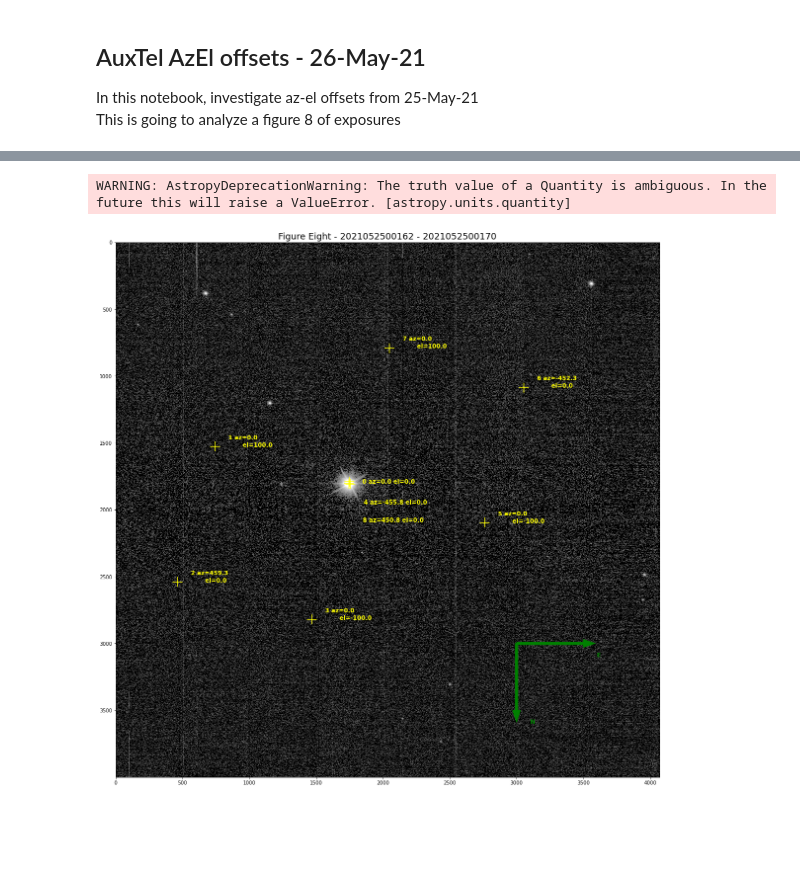
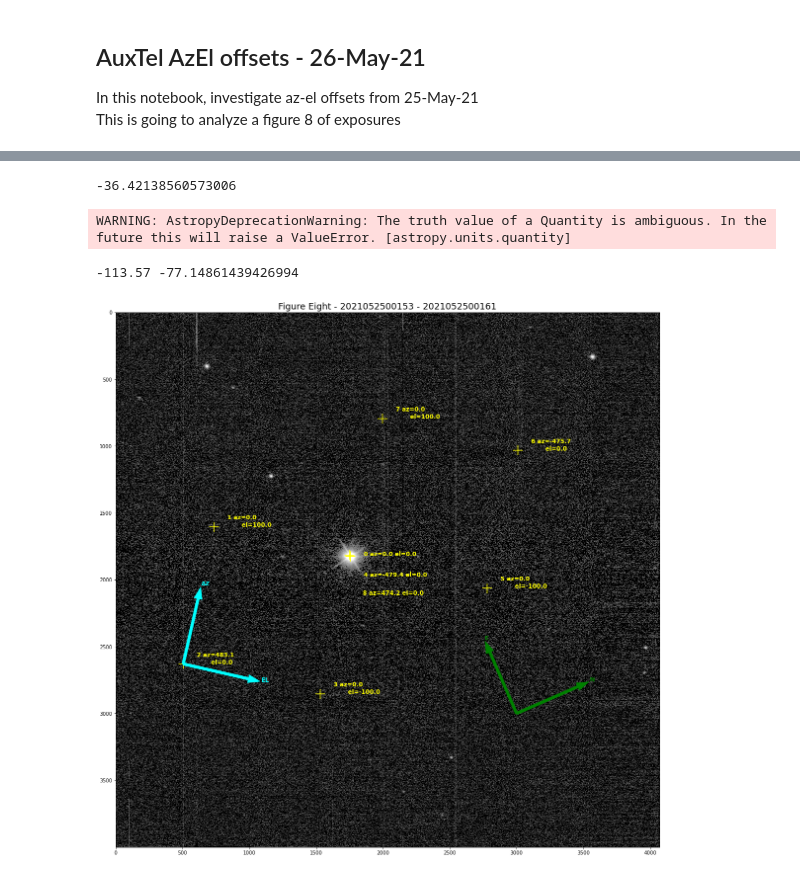
Before and after one commit to craiglagegit/ScratchStuff, a Jupyter notebook: notebooks/AzEl_Offset_Eights_26May21.ipynb, the cells around one changed output, grey strips where cells are left out. Drawn from its saved outputs; the diff is of its cells as text; code cells hidden in the pictures; blank space fills up the shorter version.

Commit message:
New version of offset notebook

```diff
--- a/notebooks/AzEl_Offset_Eights_26May21.ipynb
+++ b/notebooks/AzEl_Offset_Eights_26May21.ipynb
@@ -24,8 +24,8 @@ from lsst_efd_client import EfdClient
 from lsst.pipe.tasks.characterizeImage import CharacterizeImageTask, CharacterizeImageConfig
 # %%
 # Get EFD client
-client = EfdClient('ldf_stable_efd')
-#client = EfdClient('summit_efd')
+#client = EfdClient('ldf_stable_efd')
+client = EfdClient('summit_efd')
 
 def merge_packed_time_series(packed_dataframe, base_field, stride=1,
                              ref_timestamp_col="cRIO_timestamp", internal_time_scale="tai"):
@@ -94,8 +94,8 @@ butler_g3 = gen3Butler(REPO_DIR, collections="LATISS/raw/all")
 # %%
 # First get all of the tracking data
 
-firstExpId = 2021052500162
-lastExpId = 2021052500170
+firstExpId = 2021052500153
+lastExpId = 2021052500161
 charVisits = {}
 plotCounter = 1
 fig = plt.figure(figsize=(16,16))
@@ -261,5 +261,6 @@ Brightest centroid at (2761.7094802250735, 2098.052028531549)
 ... (6 outputs left out)
 # %%
+mData = charVisits[str(firstExpId)]['mData']
 pointingCoords = SkyCoord(ra=mData['RASTART']*u.degree, dec=mData['DECSTART']*u.degree)
 pointingAltaz = AltAz(az=mData['AZSTART']*u.degree, alt=mData['ELSTART']*u.degree)
 # %%
@@ -276,11 +277,14 @@ time.format = 'iso'
 sinTheta =  np.cos(location.lat.rad) / np.cos(pointingCoords.dec.rad) * np.sin(pointingAltaz.az.rad)
 theta = Angle(np.arcsin(sinTheta)*180.0 / np.pi * u.deg)
 print(theta.deg)
+# %% [output]
+-36.42138560573006
 # %%
 # Plot the images
 Ncenter = (3000,3000)
-NcenterAzEl = (1000,3000)
+NcenterAzEl = charVisits['2021052500155']['brightestCentroid']#(1000,3000)
 Nlength = 500.0
+Nlabel = 600.0
 yShift = 150.0
 shiftCounter = 0
 plt.figure(figsize=(16,16))
@@ -298,46 +302,47 @@ for expId in range(firstExpId, lastExpId+1):
         img = plt.imshow(arr, norm=LogNorm(vmin=1, vmax=1000),  interpolation='Nearest', cmap='gray')
 
         cat = charVisit['brightCatalog']
-        rotpa = Angle(charVisit['mData']['ROTPA']*u.deg)
+        rotpa = Angle(-113.57*u.deg)#  Header wrong for these images  Angle(charVisit['mData']['ROTPA']*u.deg)
         plt.arrow(Ncenter[0],Ncenter[1], -Nlength*np.sin(rotpa), Nlength*np.cos(rotpa),\
             color='green', width = 20)
-        plt.text(Ncenter[0]-Nlength*np.sin(rotpa)+100,Ncenter[1]+Nlength*np.cos(rotpa)+100, 'N', \
+        plt.text(Ncenter[0]-Nlabel*np.sin(rotpa),Ncenter[1]+Nlabel*np.cos(rotpa), 'N', \
             color='green', fontsize=12, weight='bold')
         plt.arrow(Ncenter[0],Ncenter[1], Nlength*np.cos(rotpa), Nlength*np.sin(rotpa),\
             color='green', width = 20)
-        plt.text(Ncenter[0]+Nlength*np.cos(rotpa)+100,Ncenter[1]+Nlength*np.sin(rotpa)+100, 'E', \
+        plt.text(Ncenter[0]+Nlabel*np.cos(rotpa),Ncenter[1]+Nlabel*np.sin(rotpa), 'E', \
             color='green', fontsize=12, weight='bold')
-        """
-        rotAzEl = rotpa + theta
+
+        rotAzEl = rotpa - theta
         print(rotpa.deg, rotAzEl.deg)
         plt.arrow(NcenterAzEl[0],NcenterAzEl[1], -Nlength*np.sin(rotAzEl), Nlength*np.cos(rotAzEl),\
             color='cyan', width = 20)
-        plt.text(NcenterAzEl[0]-Nlength*np.sin(rotAzEl)+100,NcenterAzEl[1]+Nlength*np.cos(rotAzEl)+100, 'N', \
+        plt.text(NcenterAzEl[0]-Nlabel*np.sin(rotAzEl),NcenterAzEl[1]+Nlabel*np.cos(rotAzEl), 'EL', \
             color='cyan', fontsize=12, weight='bold')
         plt.arrow(NcenterAzEl[0],NcenterAzEl[1], Nlength*np.cos(rotAzEl), Nlength*np.sin(rotAzEl),\
             color='cyan', width = 20)
-        plt.text(NcenterAzEl[0]+Nlength*np.cos(rotAzEl)+100,NcenterAzEl[1]+Nlength*np.sin(rotAzEl)+100, 'E', \
+        plt.text(NcenterAzEl[0]+Nlabel*np.cos(rotAzEl),NcenterAzEl[1]+Nlabel*np.sin(rotAzEl), 'AZ', \
             color='cyan', fontsize=12, weight='bold')
-        """
+
     if seqNo in [0,4,8]:
         plt.text((charVisit['brightestCentroid'][0]+100), \
                  (charVisit['brightestCentroid'][1] + shiftCounter*yShift), \
                  f"{seqNo} az={charVisit['commandedAzShift']:.1f} el={charVisit['commandedElShift']:.1f}", \
                  color='yellow', fontsize=12, weight='bold')
 
         shiftCounter += 1
     else:
         plt.text((charVisit['brightestCentroid'][0]+100), \
                  (charVisit['brightestCentroid'][1]), \
                  f"{seqNo} az={charVisit['commandedAzShift']:.1f}\n       el={charVisit['commandedElShift']:.1f}", \
                  color='yellow', fontsize=12, weight='bold')
     #plt.xlim(0,4000)
     #plt.ylim(4000,0)
 plt.tight_layout(h_pad=1)
-plt.savefig(f"/project/cslage/AuxTel/offsets/Offsets_Figure_Eight_{firstExpId}_{lastExpId}_25May21.pdf")
+#plt.savefig(f"/project/cslage/AuxTel/offsets/Offsets_Figure_Eight_{firstExpId}_{lastExpId}_25May21.pdf")
 # %% [output]
 WARNING: AstropyDeprecationWarning: The truth value of a Quantity is ambiguous. In the future this will raise a ValueError. [astropy.units.quantity]
+-113.57 -77.14861439426994
-[figure, old version]
+[figure, new version]
 # %%
 mData['OBJECT']
 # %%
```
Also changed, not shown: parts of 3 cells of this notebook.
